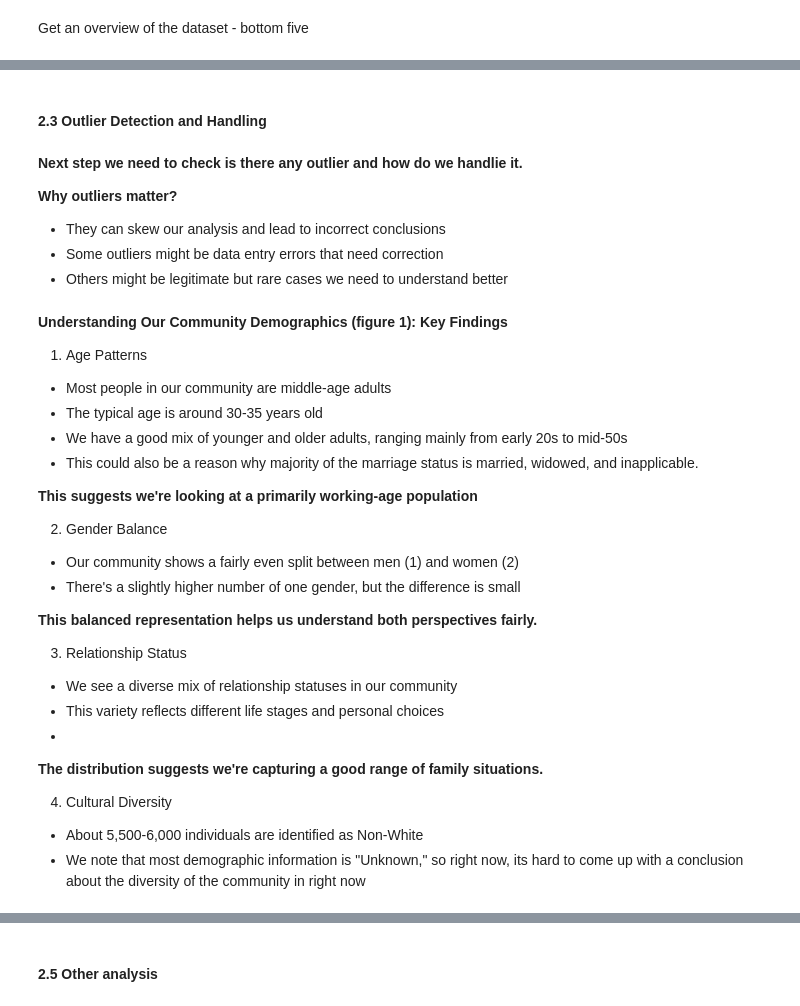
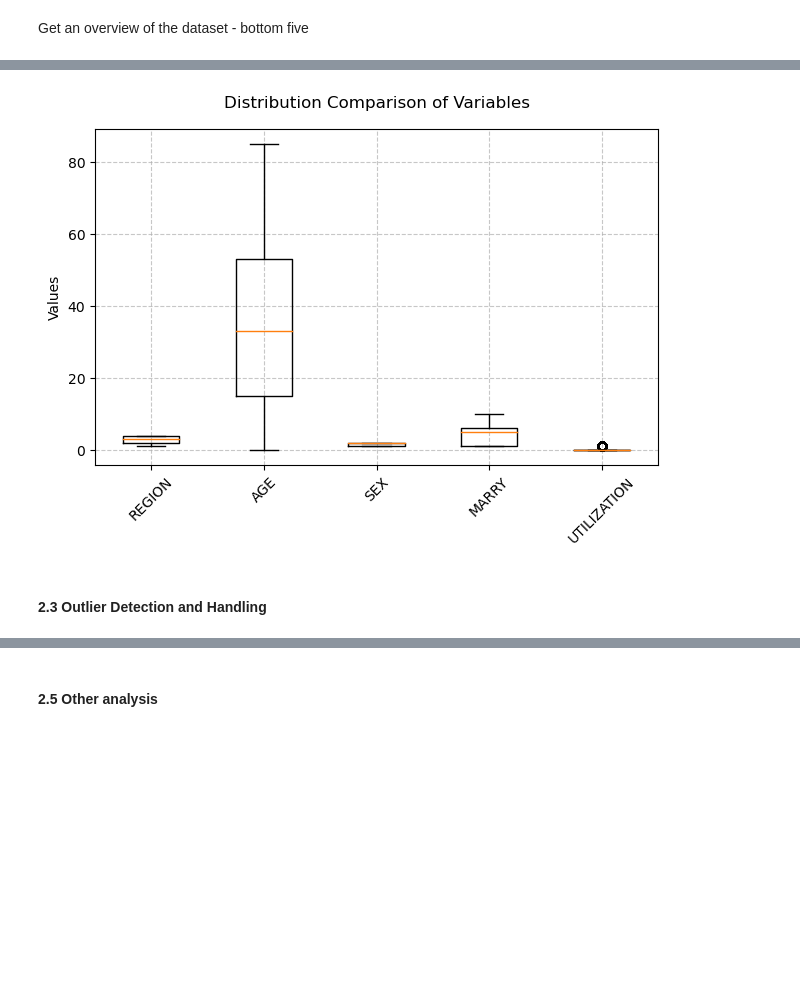
Before and after one commit to gracejiang0929/FA24_DSC180A_Repo, a Jupyter notebook: pt2_Demographic Analysis.ipynb, the cells around one changed output, grey strips where cells are left out. Drawn from its saved outputs; the diff is of its cells as text; code cells hidden in the pictures; blank space fills up the shorter version.

```diff
--- a/pt2_Demographic Analysis.ipynb
+++ b/pt2_Demographic Analysis.ipynb
@@ -411,0 +439,6 @@ plot_demographic_distributions(df_panel_19_reduced)
+# %%
+# Focusing on selected columns
+df_panel_19_reduced = df_panel_19_reduced[['REGION', 'AGE', 'SEX', 'MARRY', 'UTILIZATION']]
+print(f'Dataset contains {df_panel_19_reduced.shape[0]} rows and {df_panel_19_reduced.shape[1]} columns.')
+print(df_panel_19_reduced.head())
+print(df_panel_19_reduced.dtypes)
@@ -411,0 +459,21 @@ plot_demographic_distributions(df_panel_19_reduced)
+# %%
+# Create boxplots for all variables
+variables = ['REGION', 'AGE', 'SEX', 'MARRY', 'UTILIZATION']
+data = [df_panel_19_reduced[var] for var in variables]
+
+plt.boxplot(data, labels=variables)
+
+# Customize the plot
+plt.title('Distribution Comparison of Variables', fontsize=12, pad=15)
+plt.ylabel('Values')
+plt.grid(True, linestyle='--', alpha=0.7)
+
+# Rotate x-axis labels for better readability
+plt.xticks(rotation=45)
+
+# Adjust layout to prevent label cutoff
+plt.tight_layout()
+
+plt.show()
+# %% [output]
+[figure, added]
@@ -412,9 +482,2 @@ plot_demographic_distributions(df_panel_19_reduced)
 # %% [markdown]
 #### 2.3 Outlier Detection and Handling
-# %% [markdown]
-**Next step we need to check is there any outlier and how do we handlie it.**
-
-**Why outliers matter?**
-- They can skew our analysis and lead to incorrect conclusions
-- Some outliers might be data entry errors that need correction
-- Others might be legitimate but rare cases we need to understand better
@@ -486,29 +483,0 @@ outliers_summary, demo_data = analyze_demographic_outliers(df_panel_19_reduced,
-# %% [markdown]
-**Understanding Our Community Demographics (figure 1): Key Findings**
-
-1. Age Patterns
-- Most people in our community are middle-age adults
-- The typical age is around 30-35 years old
-- We have a good mix of younger and older adults, ranging mainly from early 20s to mid-50s
-- This could also be a reason why majority of the marriage status is married, widowed, and inapplicable.
-
-**This suggests we're looking at a primarily working-age population**
-
-
-2. Gender Balance
-- Our community shows a fairly even split between men (1) and women (2)
-- There's a slightly higher number of one gender, but the difference is small
-
-**This balanced representation helps us understand both perspectives fairly.**
-
-
-3. Relationship Status
-- We see a diverse mix of relationship statuses in our community
-- This variety reflects different life stages and personal choices
--
-
-**The distribution suggests we're capturing a good range of family situations.**
-
-4. Cultural Diversity
-- About 5,500-6,000 individuals are identified as Non-White
-- We note that most demographic information is "Unknown," so right now, its hard to come up with a conclusion about the diversity of the community in right now
```
Also changed, not shown: parts of 53 cells of this notebook, 2 other files.
